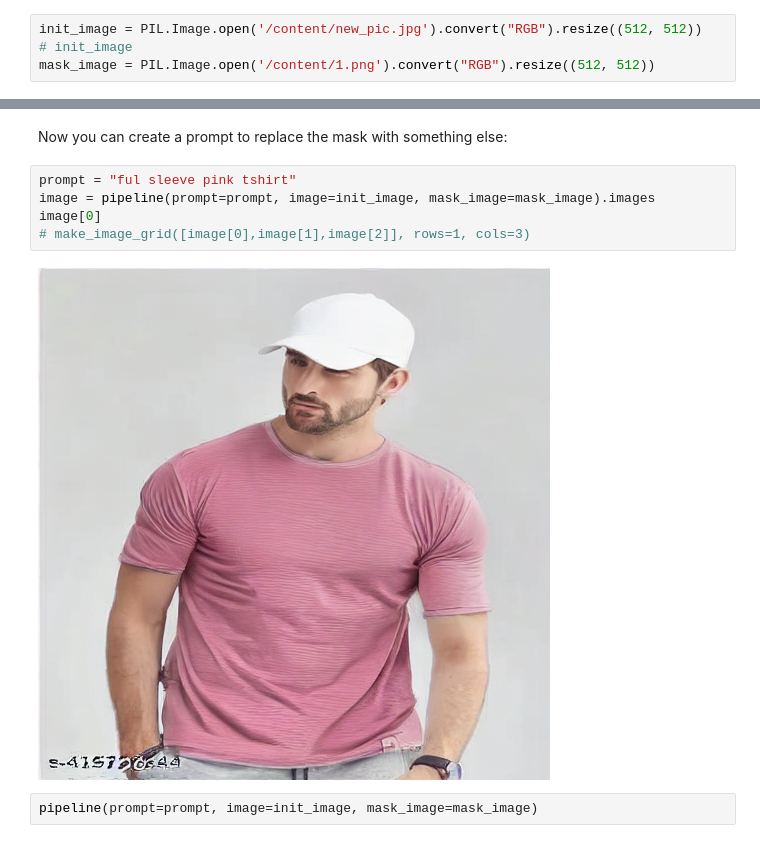
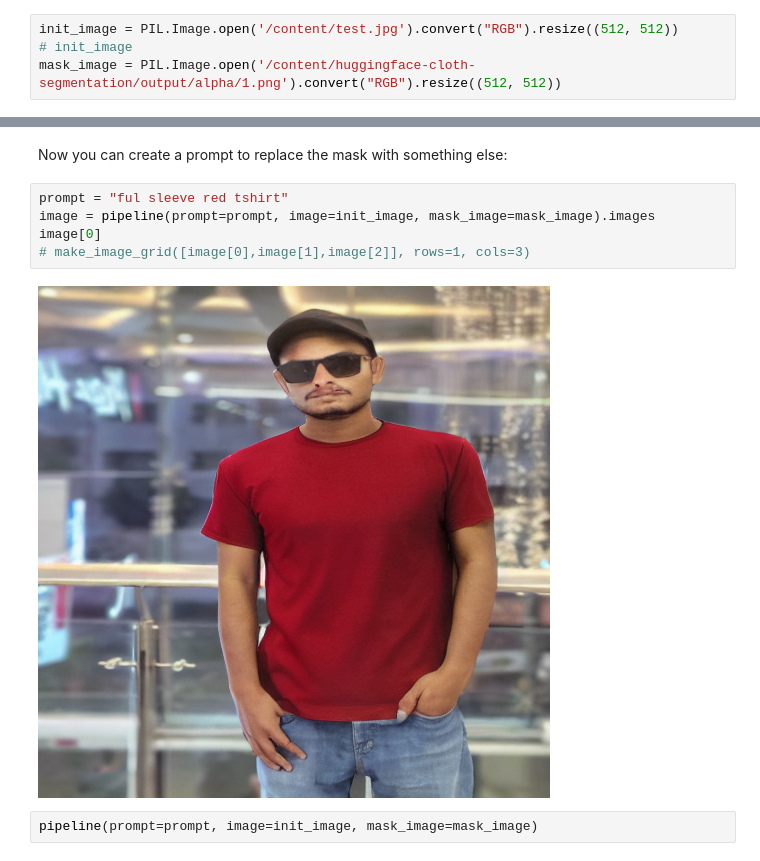
Before and after one commit to officialbhaveshmeena/ai_projects, a Jupyter notebook: diffusers_doc/en/inpaint.ipynb, the cells around one changed output, grey strips where cells are left out. Saved outputs shown, nothing was run; the diff lists cells and outputs as text.

```diff
--- a/diffusers_doc/en/inpaint.ipynb
+++ b/diffusers_doc/en/inpaint.ipynb
@@ -43,20 +71,20 @@ mask_url = "https://raw.githubusercontent.com/CompVis/latent-diffusion/main/data
 init_image = download_image(img_url).resize((512, 512))
 mask_image = download_image(mask_url).resize((512, 512))
 # %%
-init_image = PIL.Image.open('/content/new_pic.jpg').convert("RGB").resize((512, 512))
+init_image = PIL.Image.open('/content/test.jpg').convert("RGB").resize((512, 512))
 # init_image
-mask_image = PIL.Image.open('/content/1.png').convert("RGB").resize((512, 512))
+mask_image = PIL.Image.open('/content/huggingface-cloth-segmentation/output/alpha/1.png').convert("RGB").resize((512, 512))
 # %%
 from diffusers.utils import load_image, make_image_grid
 # %% [markdown]
 Now you can create a prompt to replace the mask with something else:
 # %%
-prompt = "ful sleeve pink tshirt"
+prompt = "ful sleeve red tshirt"
 image = pipeline(prompt=prompt, image=init_image, mask_image=mask_image).images
 image[0]
 # make_image_grid([image[0],image[1],image[2]], rows=1, cols=3)
 # %% [output]
-[figure, old version]
+[figure, new version]
 # %%
 pipeline(prompt=prompt, image=init_image, mask_image=mask_image)
 # %% [output]
```
Also changed, not shown: parts of 9 cells of this notebook.
